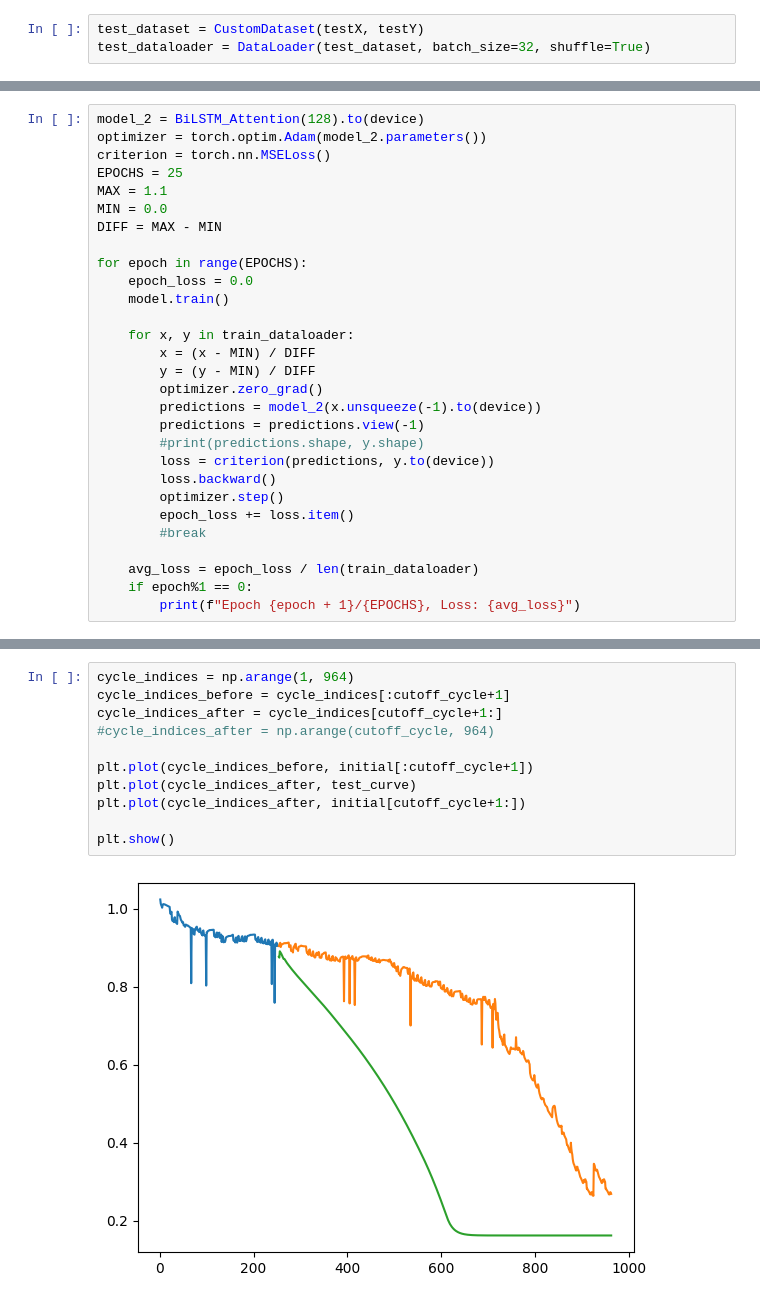
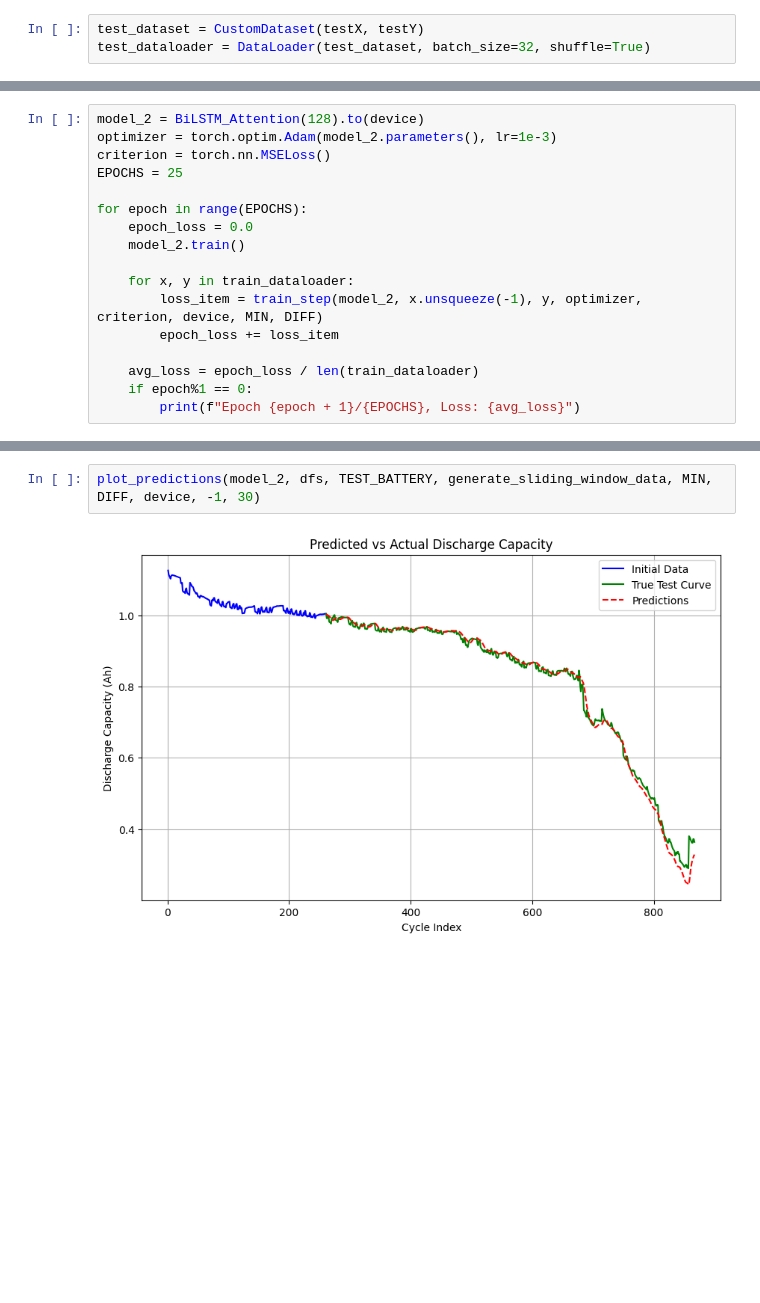
Before and after one commit to Shubham-Mate/Battery-RUL-Prediction, a Jupyter notebook: Paper Reproduction.ipynb, the cells around one changed output, grey strips where cells are left out. Cells and saved outputs as stored; diff of their text form; blank space fills up the shorter version.

```diff
--- a/Paper Reproduction.ipynb
+++ b/Paper Reproduction.ipynb
@@ -250,28 +299,16 @@ initial.shape
 # %%
 model_2 = BiLSTM_Attention(128).to(device)
-optimizer = torch.optim.Adam(model_2.parameters())
+optimizer = torch.optim.Adam(model_2.parameters(), lr=1e-3)
 criterion = torch.nn.MSELoss()
 EPOCHS = 25
-MAX = 1.1
-MIN = 0.0
-DIFF = MAX - MIN
 
 for epoch in range(EPOCHS):
     epoch_loss = 0.0
-    model.train()
+    model_2.train()
 
     for x, y in train_dataloader:
-        x = (x - MIN) / DIFF
-        y = (y - MIN) / DIFF
-        optimizer.zero_grad()
-        predictions = model_2(x.unsqueeze(-1).to(device))
-        predictions = predictions.view(-1)
-        #print(predictions.shape, y.shape)
-        loss = criterion(predictions, y.to(device))
-        loss.backward()
-        optimizer.step()
-        epoch_loss += loss.item()
-        #break
+        loss_item = train_step(model_2, x.unsqueeze(-1), y, optimizer, criterion, device, MIN, DIFF)
+        epoch_loss += loss_item
 
     avg_loss = epoch_loss / len(train_dataloader)
     if epoch%1 == 0:
@@ -359,13 +358,4 @@ print(initial.shape)
-# %%
-cycle_indices = np.arange(1, 964)
-cycle_indices_before = cycle_indices[:cutoff_cycle+1]
-cycle_indices_after = cycle_indices[cutoff_cycle+1:]
-#cycle_indices_after = np.arange(cutoff_cycle, 964)
-
-plt.plot(cycle_indices_before, initial[:cutoff_cycle+1])
-plt.plot(cycle_indices_after, test_curve)
-plt.plot(cycle_indices_after, initial[cutoff_cycle+1:])
-
-plt.show()
-# %% [output]
-[figure, removed]
+# %%
+plot_predictions(model_2, dfs, TEST_BATTERY, generate_sliding_window_data, MIN, DIFF, device, -1, 30)
+# %% [output]
+[figure, added]
```
Also changed, not shown: parts of 33 cells of this notebook, 5 other files.
